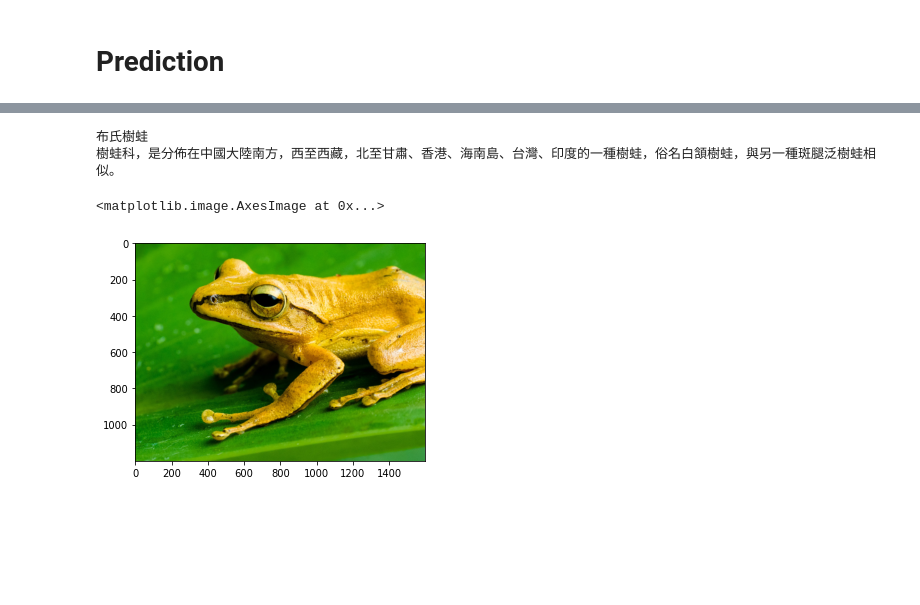
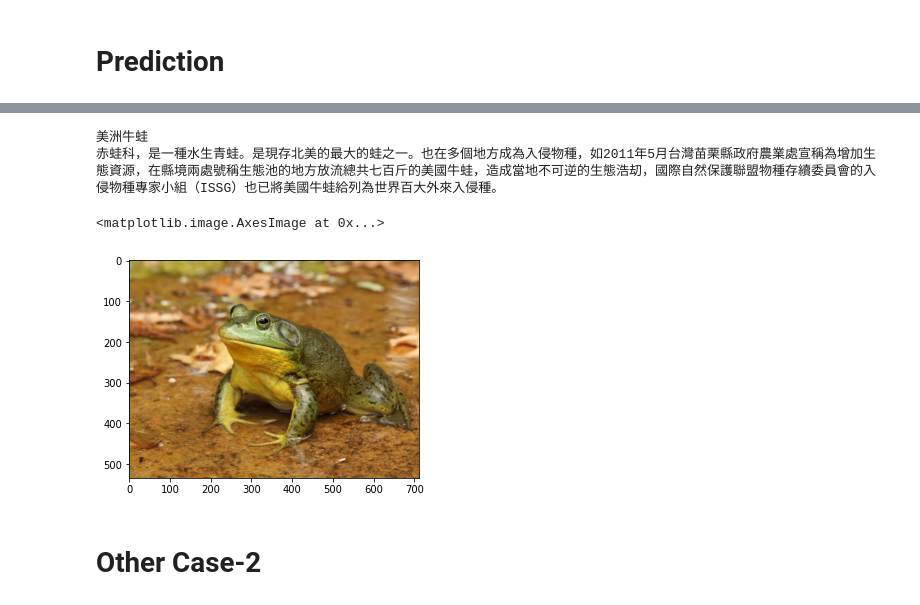
Before and after one commit to MabelHsiao/Frog, a Jupyter notebook: Demo.ipynb, the cells around one changed output, grey strips where cells are left out. Drawn from its saved outputs; the diff is of its cells as text; code cells hidden in the pictures; blank space fills up the shorter version.

```diff
--- a/Demo.ipynb
+++ b/Demo.ipynb
@@ -126,4 +86,0 @@ dict_frog_desc={'American_bull':'赤蛙科，是一種水生青蛙。是現存
-# %%
-# 讀取模型
-loaded_model = joblib.load('SVM_model')
-loaded_model
@@ -153,0 +103,3 @@ import FeatureExtraction
+# %%
+fname = Data_Generator()
+y,sr = Audio(fname,SAMPLE_RATE)
@@ -154,18 +116,18 @@ import FeatureExtraction
+# %%
+test_scaled = FeatureExtraction(fname)
 # %%
-test = DataGenerator.generate()
-test_data = FeatureExtraction.FeatureExtraction(test)
-
 # 預測結果
-loaded_model = joblib.load('SVM_model')
 result = loaded_model.predict(test_scaled)
-
+import cv2
 img=cv2.imread('./pic/'+labels[result[0]]+'.jpg')
 img=cv2.cvtColor(img, cv2.COLOR_BGR2RGB)
 print(dict_frog[labels[result[0]]])
 print(dict_frog_desc[labels[result[0]]])
 plt.imshow(img)
 # %% [output]
-布氏樹蛙
-樹蛙科，是分佈在中國大陸南方，西至西藏，北至甘肅、香港、海南島、台灣、印度的一種樹蛙，俗名白頷樹蛙，與另一種斑腿泛樹蛙相似。
+美洲牛蛙
+赤蛙科，是一種水生青蛙。是現存北美的最大的蛙之一。也在多個地方成為入侵物種，如2011年5月台灣苗栗縣政府農業處宣稱為增加生態資源，在縣境兩處號稱生態池的地方放流總共七百斤的美國牛蛙，造成當地不可逆的生態浩刧，國際自然保護聯盟物種存續委員會的入侵物種專家小組（ISSG）也已將美國牛蛙給列為世界百大外來入侵種。
 <matplotlib.image.AxesImage at 0x...>
-[figure, old version]
+[figure, new version]
+# %% [markdown]
+# Other Case-2
```
Also changed, not shown: parts of 35 cells of this notebook.
